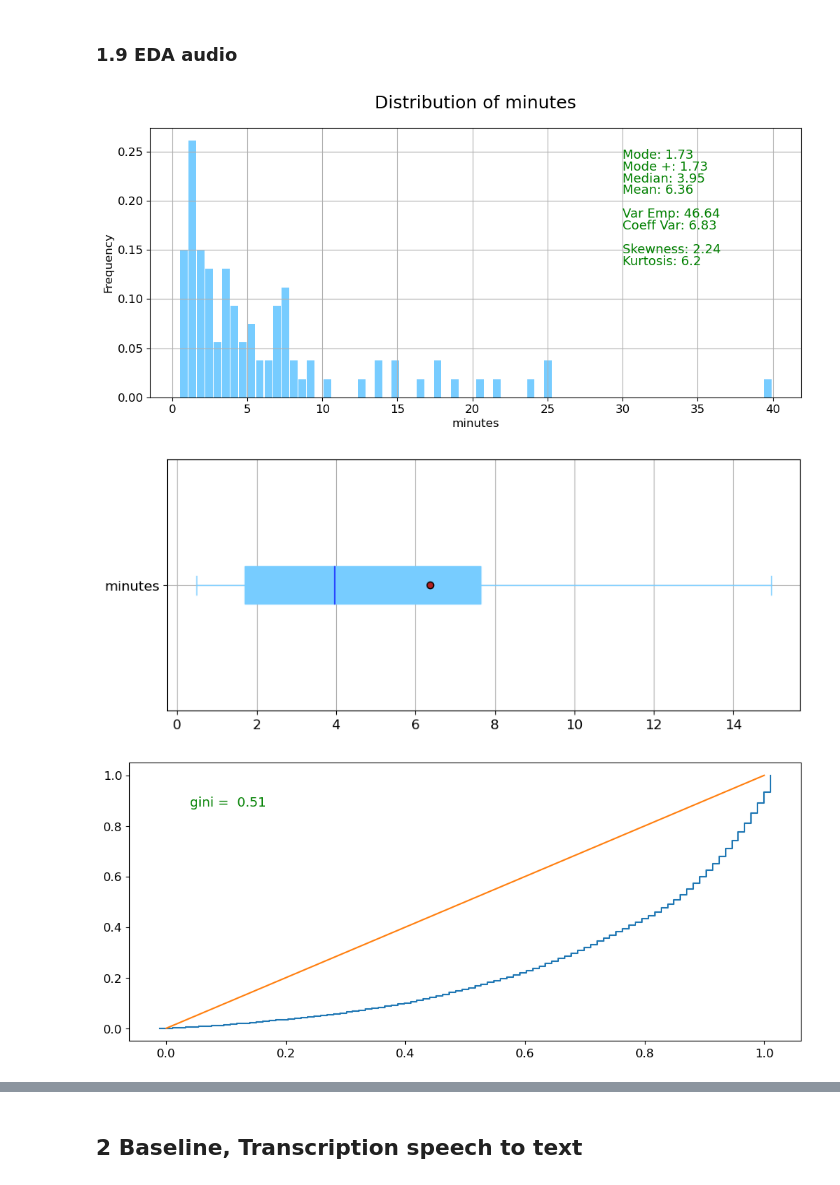
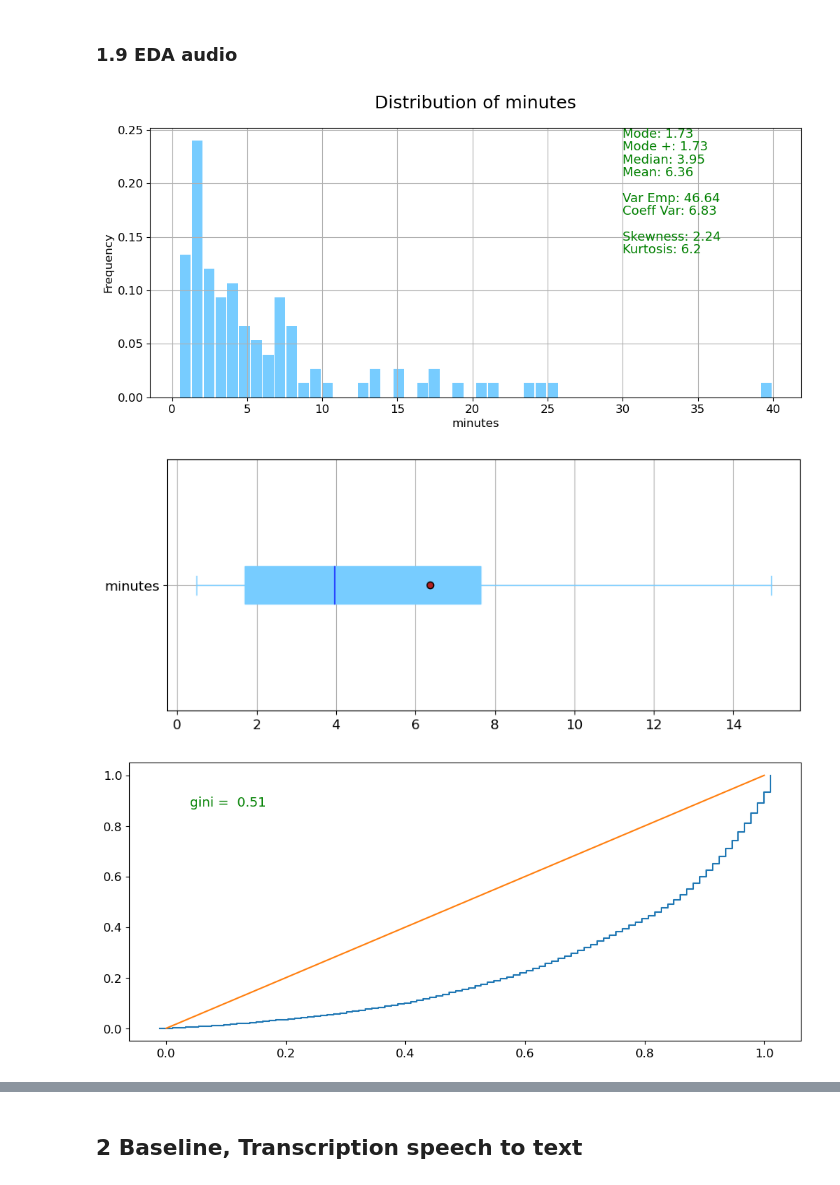
Before and after one commit to Kiwinokoto/OC_projet_7_Transcription_speech_to_text_et_traduction, a Jupyter notebook: Oudelet_Kevin_2_notebook_130424.ipynb, the cells around one changed output, grey strips where cells are left out. Cells and saved outputs as stored; diff of their text form; code cells hidden in the pictures.

```diff
--- a/Oudelet_Kevin_2_notebook_130424.ipynb
+++ b/Oudelet_Kevin_2_notebook_130424.ipynb
@@ -884,14 +885,14 @@ et emma supposa qu'il venait de se rendre compte de l'effet produit le prétexte
 # %%
 # Durée des enregistrements
 
-graphs_analyse_uni(data, 'minutes', bins=70, r=2)
+graphs_analyse_uni(data, 'minutes', bins=50, r=2)
 
 # Etonnament différent / nb mots.
 # Ici : skewed à gauche
 # nb mots : répartition gaussienne
 # ??
 # %% [output]
-[figure, old version]
+[figure, new version]
 [figure]
 [figure]
 # %%
```
Also changed, not shown: parts of 30 cells of this notebook, 2 other files.
